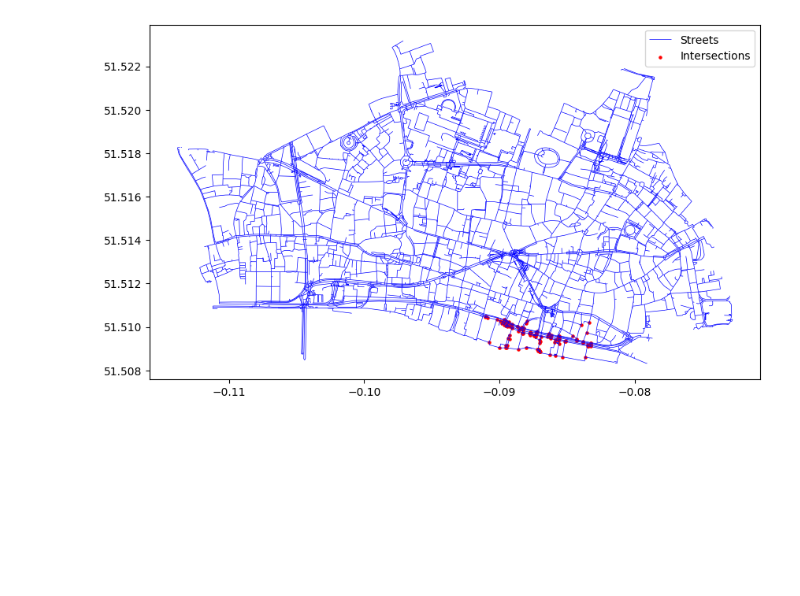
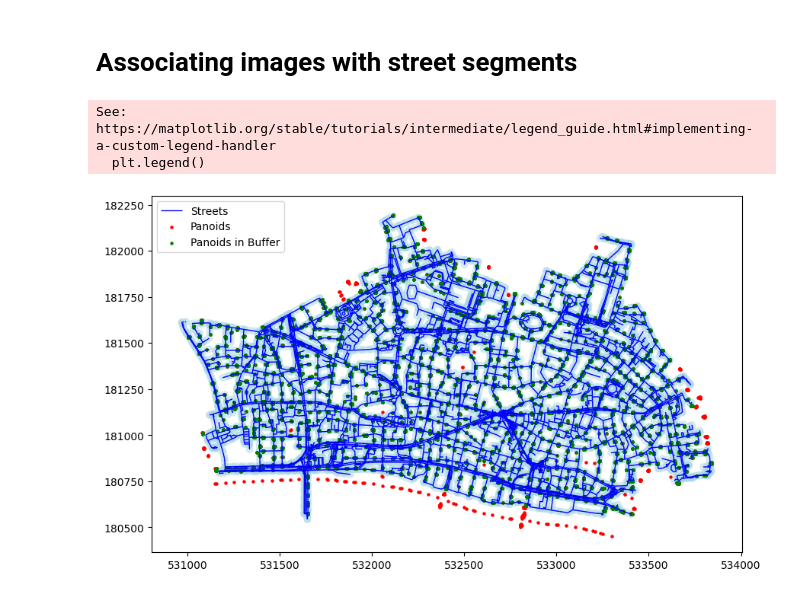
Before and after one commit to luciannijman/STREET, a Jupyter notebook: main.ipynb, the cells around one changed output. Saved outputs shown, nothing was run; the diff lists cells and outputs as text; code cells hidden in the pictures; blank space fills up the shorter version.

```diff
--- a/main.ipynb
+++ b/main.ipynb
@@ -50,12 +44,9 @@ def split_line(line, max_segment_length=50):
 
     return segments
 
-# Load the streets data
-streets = gpd.read_file('London_UK/network/edges/edges.geojson')
-
 # Re-project to a suitable CRS if necessary
 if streets.crs.is_geographic:
-    streets = streets.to_crs(epsg=28992)  # Use a projected CRS like EPSG:28992 for the Netherlands
+    streets = streets.to_crs(epsg=27700)  # Use a projected CRS like EPSG:28992 for the Netherlands
 
 # Calculate lengths
 streets['length'] = streets.length
@@ -71,13 +62,9 @@ for _, row in streets.iterrows():
 # Create a new GeoDataFrame with the split segments
 split_streets_gdf_max = gpd.GeoDataFrame(geometry=split_segments, crs=streets.crs)
 
-# Optionally, calculate the new lengths
+# Calculate the new lengths
 split_streets_gdf_max_L = split_streets_gdf_max.length
 
 split_streets_gdf_max['length'] = split_streets_gdf_max_L
-
-
-# Display the result
-print(split_streets_gdf_max)
 # %% [output]
                                                geometry     length
@@ -219,9 +159,39 @@ intersection_gdf_unique = intersection_gdf.drop_duplicates(subset='geometry')
+# %% [markdown]
+# Associating images with street segments
+# %%
+# Creates a panoids GeoDataFrame
+panoids_gdf = gpd.GeoDataFrame(
+    panoids,
+    geometry=[Point(xy) for xy in zip(panoids['lng'], panoids['lat'])],
+    crs='EPSG:4326'  # Assuming WGS 84
+)
+
+# Ensure both GeoDataFrames are in the same CRS
+if merged_streets_gdf.crs != panoids_gdf.crs:
+    panoids_gdf = panoids_gdf.to_crs(merged_streets_gdf.crs)
+
+# Ensure the GeoDataFrame is in a projected CRS for accurate buffer calculations
+if merged_streets_gdf.crs.is_geographic:
+    merged_streets_gdf = merged_streets_gdf.to_crs(epsg=27700)  # Example: British National Grid
+
+# Create a buffer of 20 meters around each LineString
+merged_streets_gdf['buffer'] = merged_streets_gdf.geometry.buffer(20)
+
+# Perform a spatial join to find which panoids fall within the buffer
+panoids_in_buffer = gpd.sjoin(panoids_gdf, merged_streets_gdf.set_geometry('buffer'), how='inner', predicate='within')
+
+# Group by the index of the LineString and aggregate panoids
+linestring_panoids = panoids_in_buffer.groupby('index_right')['panoid'].apply(list).reset_index()
 # %%
+# Visualize the data
 fig, ax = plt.subplots(figsize=(10, 10))
-streets.plot(ax=ax, color='blue', linewidth=0.5, label='Streets')
-intersection_gdf_unique.plot(ax=ax, color='red', marker='o', markersize=5, label='Intersections')
-
+merged_streets_gdf.plot(ax=ax, color='blue', linewidth=1, label='Streets')
+merged_streets_gdf['buffer'].plot(ax=ax, color='lightblue', alpha=0.5, label='Buffer (20m)')
+panoids_gdf.plot(ax=ax, color='red', markersize=5, label='Panoids')
+panoids_in_buffer.plot(ax=ax, color='green', markersize=5, label='Panoids in Buffer')
 plt.legend()
 plt.show()
 # %% [output]
+See: https://matplotlib.org/stable/tutorials/intermediate/legend_guide.html#implementing-a-custom-legend-handler
+  plt.legend()
-[figure, old version]
+[figure, new version]
```
Also changed, not shown: parts of 16 cells of this notebook.
